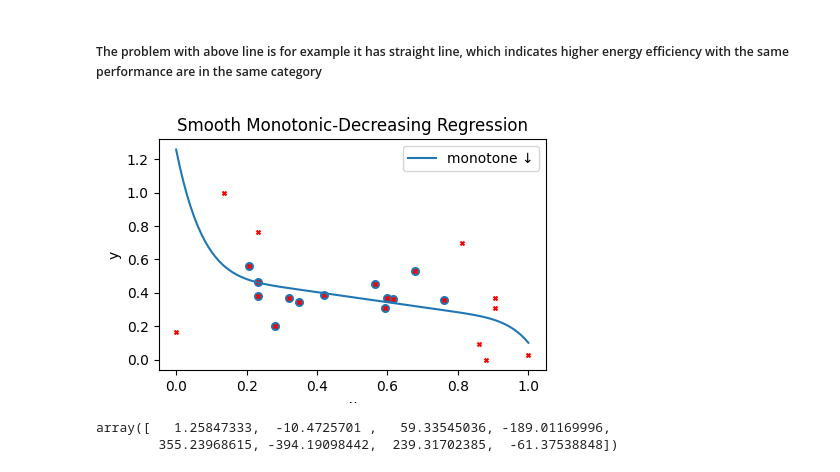
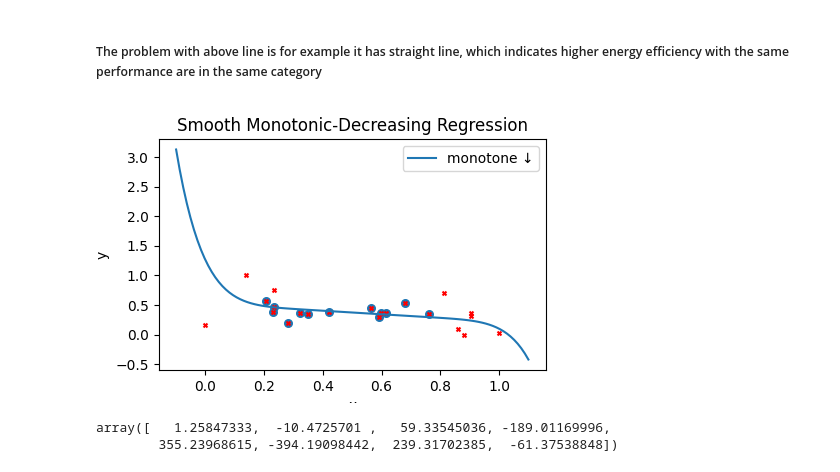
Before and after one commit to SMART-Dal/LLM-Sustainability-Rater, a Jupyter notebook: llm_labeling/rating_llms.ipynb, the cells around one changed output. Saved outputs shown, nothing was run; the diff lists cells and outputs as text; code cells hidden in the pictures.

```diff
--- a/llm_labeling/rating_llms.ipynb
+++ b/llm_labeling/rating_llms.ipynb
@@ -316,35 +316,35 @@ z = np.linspace(0, 1, 50)
 D = np.zeros((len(z), d + 1))
 for j, zj in enumerate(z):
     for k in range(1, d + 1):
         D[j, k] = k * zj ** (k - 1)
 constraints = {
     "livecodebench": [D @ b <= -1e-1, cp.sum(b) >= 1e-1],
     "code2text_python": [D @ b <= -3e-1, cp.sum(b) >= 1e-1],
 }
 # the second constraint is for ensuring that plot lies above 0
 
 
 prob = cp.Problem(objective, constraints[task_name])
 prob.solve()
 
 
 # below this for plotting
 
-X_plot = np.linspace(0, 1, 100).reshape(-1, 1)
+X_plot = np.linspace(-0.1, 1.1, 100).reshape(-1, 1)
 X_grid = np.vander(X_plot.flatten(), N=d + 1, increasing=True)
 y_grid = X_grid @ b.value
 
 plt.figure(figsize=(5, 3))
 plt.scatter(X_clean[:, 0], X_clean[:, 1], s=30)
 plt.scatter(df["ene_eff"], df["perf"], c="red", marker="x", s=8)
 plt.plot(X_plot, y_grid, label="monotone ↓")
 plt.xlabel("x")
 plt.ylabel("y")
 plt.title("Smooth Monotonic-Decreasing Regression")
 plt.legend()
 plt.show()
 # %% [output]
-[figure, old version]
+[figure, new version]
 # %%
 b.value
 # %% [output]
```
Also changed, not shown: parts of 6 cells of this notebook.
